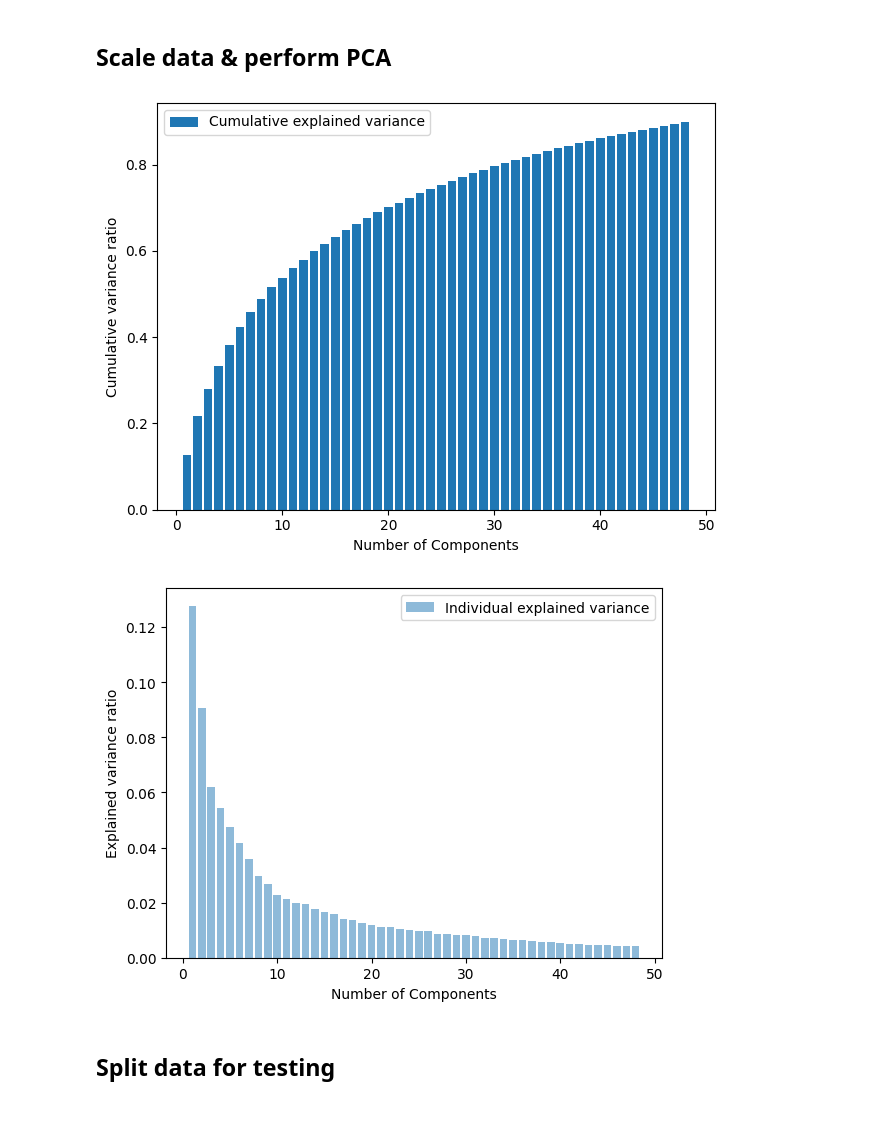
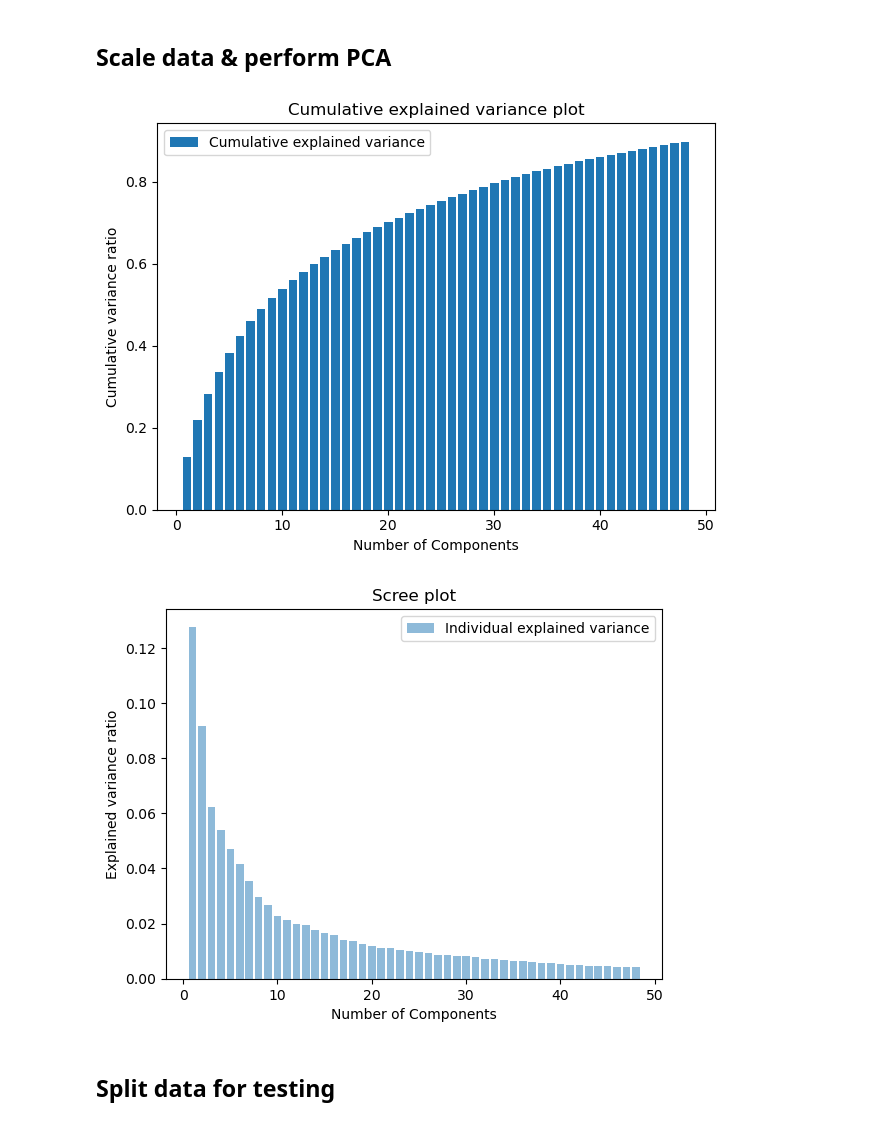
Before and after one commit to FunmilayoOlugbega/Advanced-programming, a Jupyter notebook: Assignment version 3 all predictors.ipynb, the cells around one changed output. Saved outputs shown, nothing was run; the diff lists cells and outputs as text; code cells hidden in the pictures.

```diff
--- a/Assignment version 3 all predictors.ipynb
+++ b/Assignment version 3 all predictors.ipynb
@@ -24,7 +24,7 @@ from sklearn import metrics
 # %% [markdown]
 ## Read files and create dataframe with Smiles
 # %%
-df_smiles1 = pd.read_csv('tested_molecules.csv')
+df_smiles1 = pd.read_csv('tested_molecules-1.csv')
 df_smiles2 = pd.read_csv('tested_molecules_v2.csv')
 df_test_smiles = pd.read_csv('untested_molecules.csv')
 
@@ -136,20 +136,22 @@ cum_sum_eigenvalues = np.cumsum(exp_var_pca)
 # %%
 plt.bar(range(1,len(cum_sum_eigenvalues)+1), cum_sum_eigenvalues, align='center',label='Cumulative explained variance');
 plt.ylabel('Cumulative variance ratio')
 plt.xlabel('Number of Components')
+plt.title('Cumulative explained variance plot',fontsize=12)
 plt.legend(loc='best')
 plt.tight_layout()
 plt.show()
 
 #scree plot om aantal PCA te bepalen
 plt.bar(range(1,len(exp_var_pca)+1), exp_var_pca, alpha=0.5, align='center', label='Individual explained variance');
 plt.ylabel('Explained variance ratio')
 plt.xlabel('Number of Components')
+plt.title('Scree plot',fontsize=12)
 plt.legend(loc='best')
 plt.show()
 # %% [output]
-[figure, old version]
+[figure, new version]
-[figure, old version]
+[figure, new version]
 # %% [markdown]
 ## Split data for testing
 # %%
```
Also changed, not shown: parts of 2 cells of this notebook.
